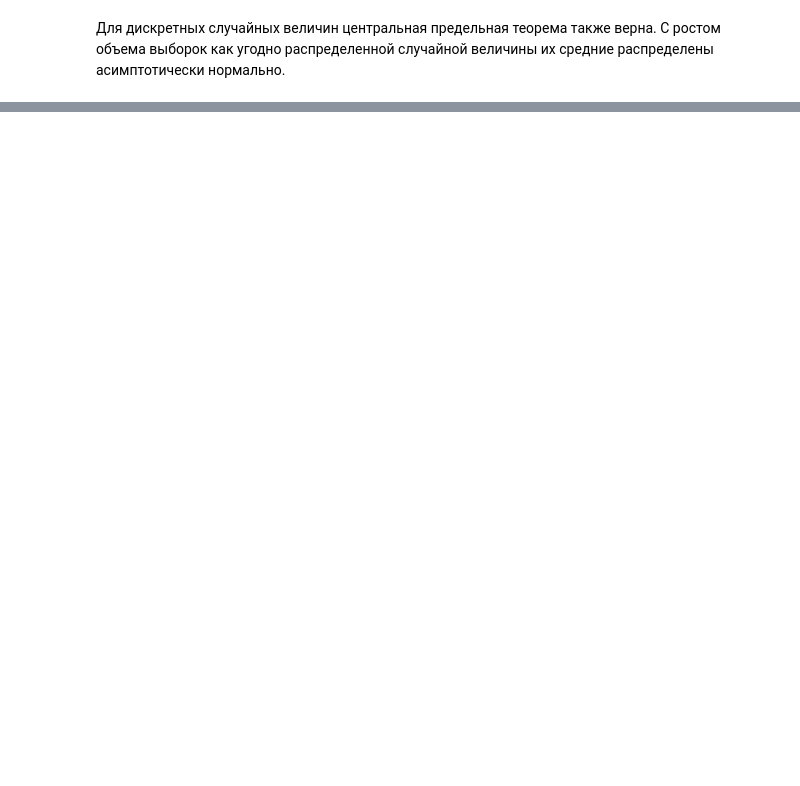
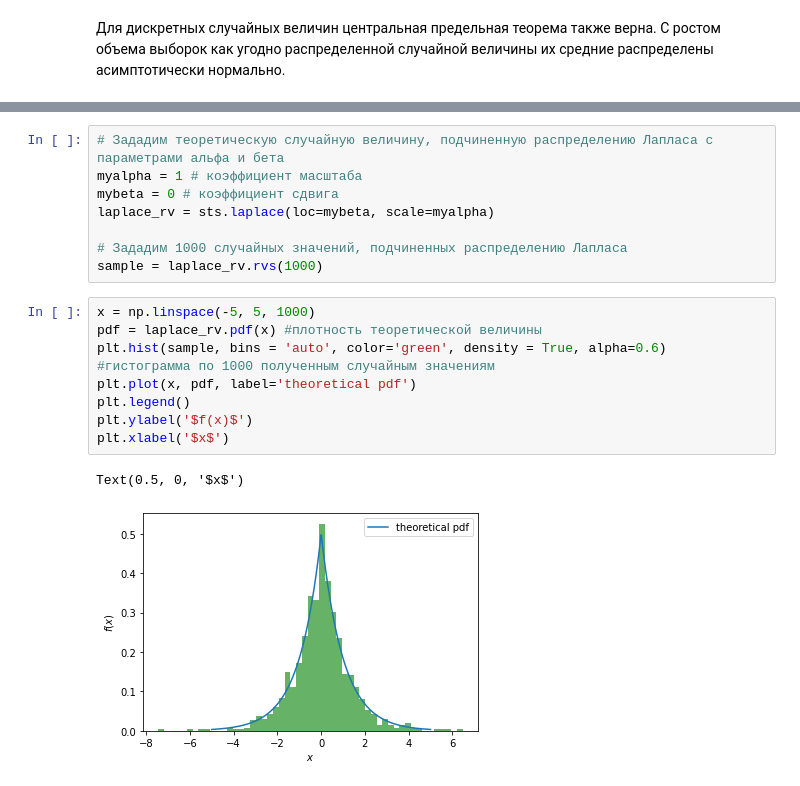
Before and after one commit to LezhninaYu/Polytech_tasks, a Jupyter notebook: ЛР№2 центральная предельная теорема.ipynb, the cells around one changed output, grey strips where cells are left out. Saved outputs shown, nothing was run; the diff lists cells and outputs as text; blank space fills up the shorter version.

```diff
--- a/ЛР№2 центральная предельная теорема.ipynb
+++ b/ЛР№2 центральная предельная теорема.ipynb
@@ -158,0 +173,19 @@ for n in (choice):
+# %%
+# Зададим теоретическую случайную величину, подчиненную распределению Лапласа с параметрами альфа и бета
+myalpha = 1 # коэффициент масштаба
+mybeta = 0 # коэффициент сдвига
+laplace_rv = sts.laplace(loc=mybeta, scale=myalpha)
+
+# Зададим 1000 случайных значений, подчиненных распределению Лапласа
+sample = laplace_rv.rvs(1000)
+# %%
+x = np.linspace(-5, 5, 1000)
+pdf = laplace_rv.pdf(x) #плотность теоретической величины
+plt.hist(sample, bins = 'auto', color='green', density = True, alpha=0.6) #гистограмма по 1000 полученным случайным значениям
+plt.plot(x, pdf, label='theoretical pdf')
+plt.legend()
+plt.ylabel('$f(x)$')
+plt.xlabel('$x$')
+# %% [output]
+Text(0.5, 0, '$x$')
+[figure, added]
```
Also changed, not shown: parts of 13 cells of this notebook.
